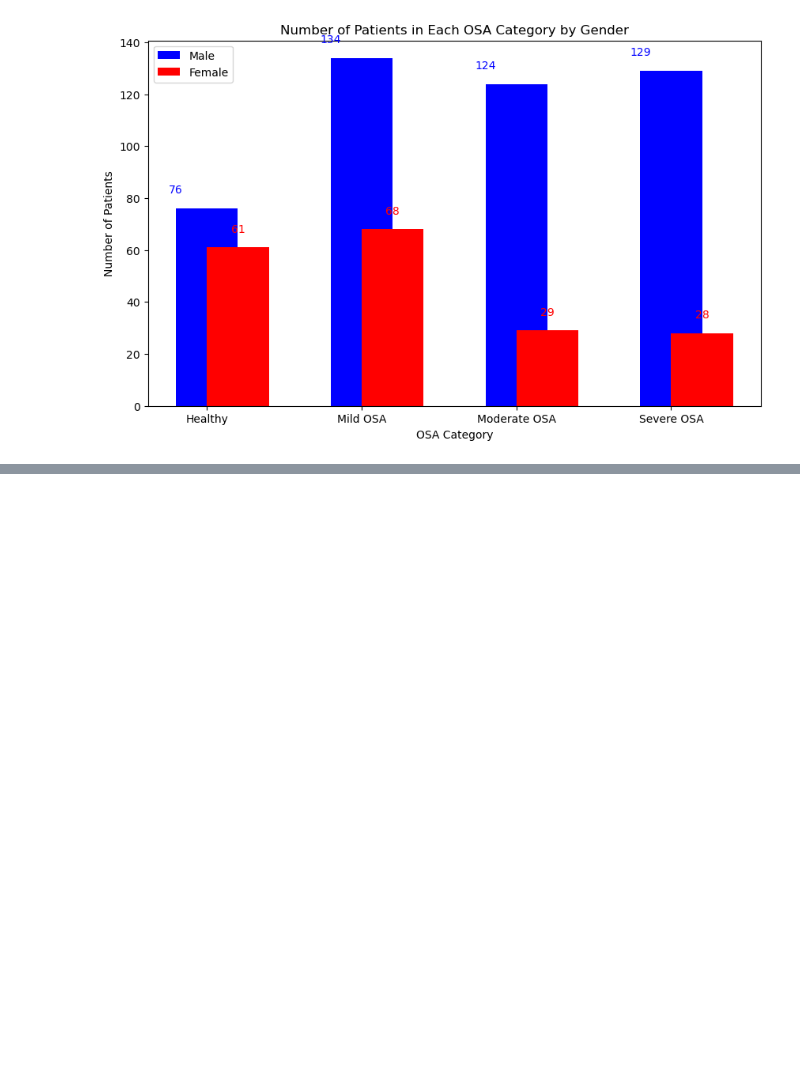
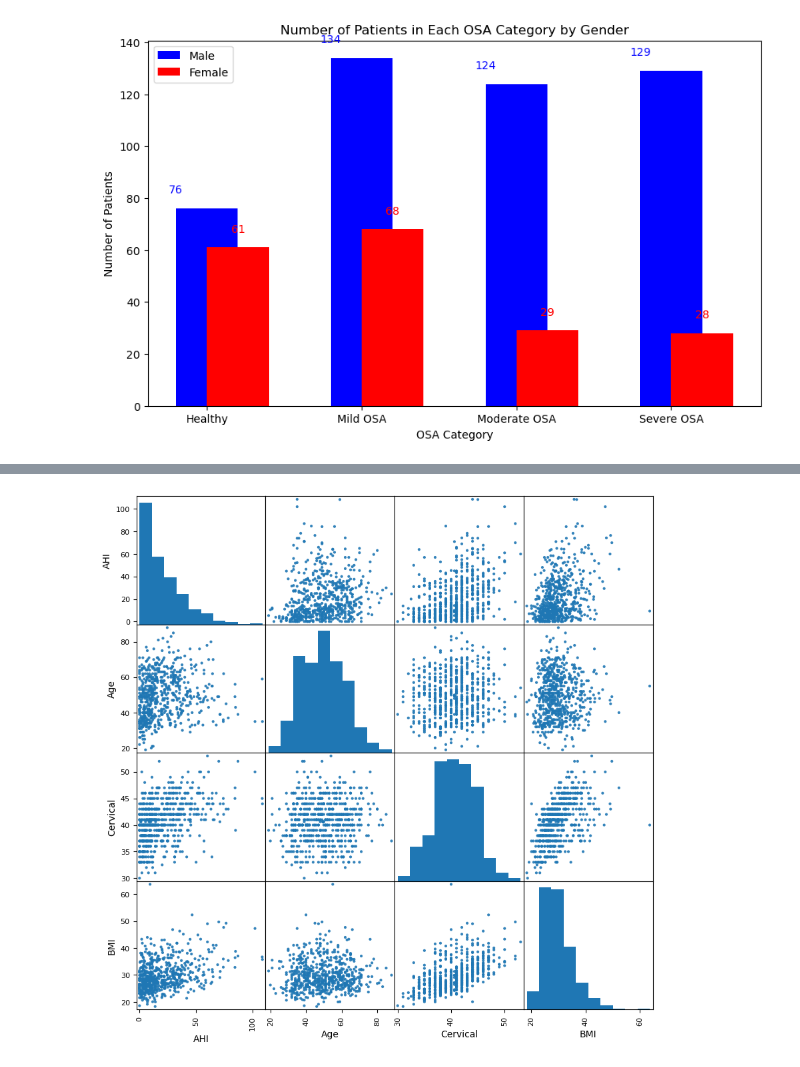
Before and after one commit to VicBracke/_Repo_ML_Project, a Jupyter notebook: OSA_CaseStudy/2_Exploratory_Data_Analysis.ipynb, the cells around one changed output, grey strips where cells are left out. Cells and saved outputs as stored; diff of their text form; code cells hidden in the pictures; blank space fills up the shorter version.

```diff
--- a/OSA_CaseStudy/2_Exploratory_Data_Analysis.ipynb
+++ b/OSA_CaseStudy/2_Exploratory_Data_Analysis.ipynb
@@ -609,0 +612,4 @@ plt.show()
+# %%
+df_reg = df.drop(columns=['Height', 'Weight', 'Gender'])
+# df_reg = df.drop(columns=['Height', 'Weight'])
+df_reg
@@ -609,0 +630,8 @@ plt.show()
+# %%
+from pandas.plotting import scatter_matrix
+import numpy as np
+
+scatter_matrix(df_reg, alpha=0.9, figsize=(10, 10))
+plt.show()
+# %% [output]
+[figure, added]
```
Also changed, not shown: parts of 8 cells of this notebook.
